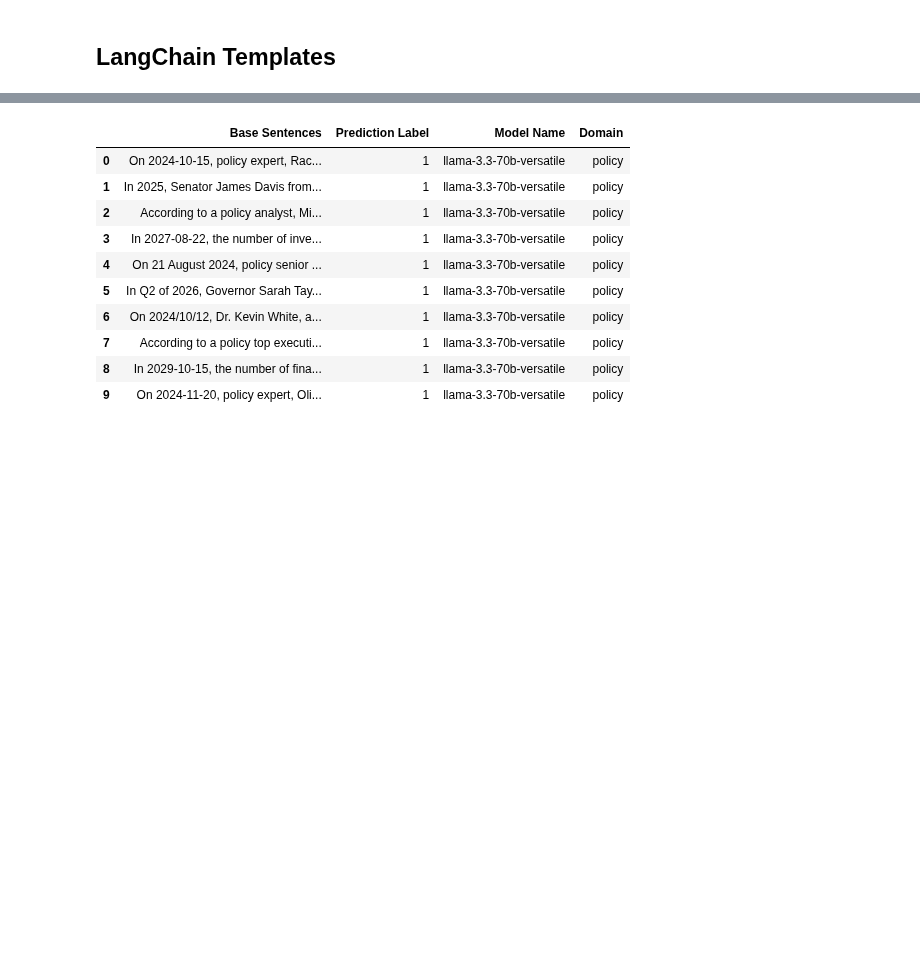
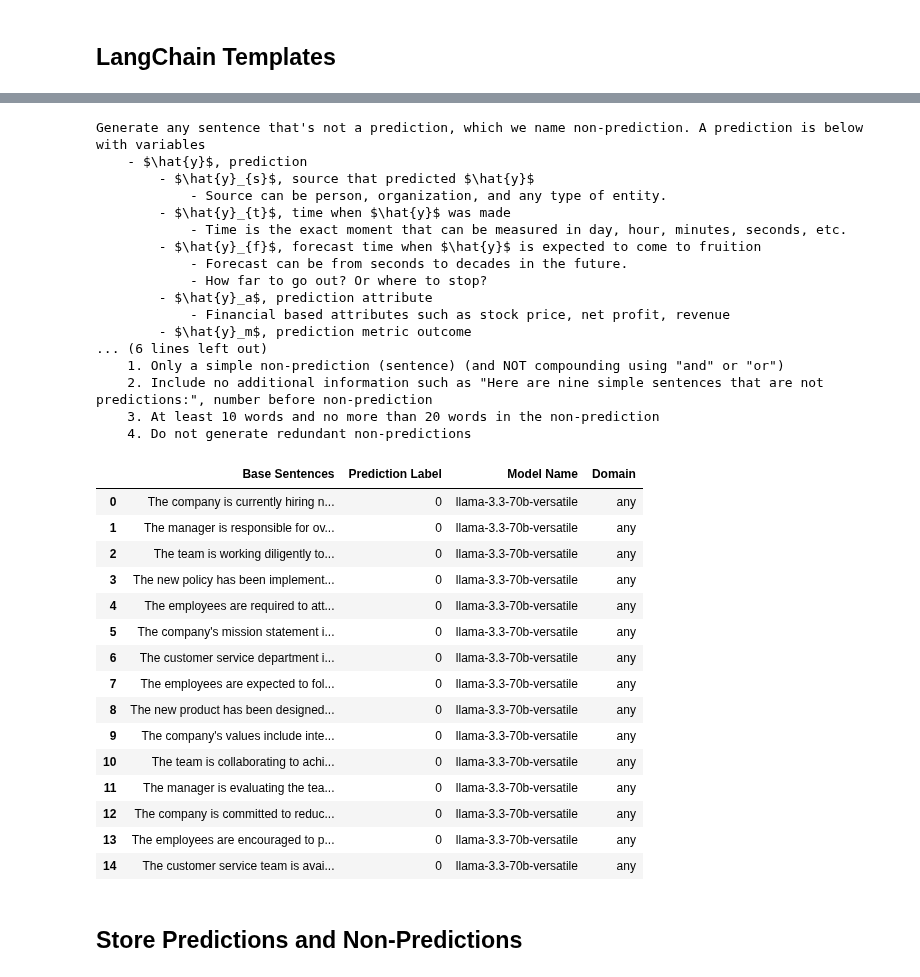
Before and after one commit to ufdatastudio/predictions, a Jupyter notebook: play/1-generate_predictions_langchain.ipynb, the cells around one changed output, grey strips where cells are left out. Cells and saved outputs as stored; diff of their text form; code cells hidden in the pictures; blank space fills up the shorter version.

```diff
--- a/play/1-generate_predictions_langchain.ipynb
+++ b/play/1-generate_predictions_langchain.ipynb
@@ -360,14 +411,66 @@ health_df
-# %%
-policy_df
-# %% [output]
-|  | Base Sentences | Prediction Label | Model Name | Domain |
-| 0 | On 2024-10-15, policy expert, Rac... | 1 | llama-3.3-70b-versatile | policy |
-| 1 | In 2025, Senator James Davis from... | 1 | llama-3.3-70b-versatile | policy |
-| 2 | According to a policy analyst, Mi... | 1 | llama-3.3-70b-versatile | policy |
-| 3 | In 2027-08-22, the number of inve... | 1 | llama-3.3-70b-versatile | policy |
-| 4 | On 21 August 2024, policy senior ... | 1 | llama-3.3-70b-versatile | policy |
-| 5 | In Q2 of 2026, Governor Sarah Tay... | 1 | llama-3.3-70b-versatile | policy |
-| 6 | On 2024/10/12, Dr. Kevin White, a... | 1 | llama-3.3-70b-versatile | policy |
-| 7 | According to a policy top executi... | 1 | llama-3.3-70b-versatile | policy |
-| 8 | In 2029-10-15, the number of fina... | 1 | llama-3.3-70b-versatile | policy |
-| 9 | On 2024-11-20, policy expert, Oli... | 1 | llama-3.3-70b-versatile | policy |
+# %%
+non_prediction_template = """Generate any sentence that's not a prediction, which we name non-prediction. A prediction is below with variables
+    - $\hat{y}$, prediction
+        - $\hat{y}_{s}$, source that predicted $\hat{y}$
+            - Source can be person, organization, and any type of entity.
+        - $\hat{y}_{t}$, time when $\hat{y}$ was made
+            - Time is the exact moment that can be measured in day, hour, minutes, seconds, etc.
+        - $\hat{y}_{f}$, forecast time when $\hat{y}$ is expected to come to fruition
+            - Forecast can be from seconds to decades in the future.
+            - How far to go out? Or where to stop?
+        - $\hat{y}_a$, prediction attribute
+            - Financial based attributes such as stock price, net profit, revenue
+        - $\hat{y}_m$, prediction metric outcome
+            - How much will the  $\hat{y}_a$ rise/increase or fall/decrease
+        - $\hat{y}_v$, future verb tense
+            - A verb that is associated with the future such as will, would, be going to, should, etc.
+
+    Please generate 15 non-predictions with the following requirements below:
+
+    1. Only a simple non-prediction (sentence) (and NOT compounding using "and" or "or")
+    2. Include no additional information such as "Here are nine simple sentences that are not predictions:", number before non-prediction
+    3. At least 10 words and no more than 20 words in the non-prediction
+    4. Do not generate redundant non-predictions
+"""
+
+print(non_prediction_template)
+non_prediction_label = 0
+
+non_predictions_df = base_pipeline.generate_predictions(text=non_prediction_template, label=non_prediction_label, domain="any")
+non_predictions_df
+# %% [output]
+Generate any sentence that's not a prediction, which we name non-prediction. A prediction is below with variables
+    - $\hat{y}$, prediction
+        - $\hat{y}_{s}$, source that predicted $\hat{y}$
+            - Source can be person, organization, and any type of entity.
+        - $\hat{y}_{t}$, time when $\hat{y}$ was made
+            - Time is the exact moment that can be measured in day, hour, minutes, seconds, etc.
+        - $\hat{y}_{f}$, forecast time when $\hat{y}$ is expected to come to fruition
+            - Forecast can be from seconds to decades in the future.
+            - How far to go out? Or where to stop?
+        - $\hat{y}_a$, prediction attribute
+            - Financial based attributes such as stock price, net profit, revenue
+        - $\hat{y}_m$, prediction metric outcome
+... (6 lines left out)
+    1. Only a simple non-prediction (sentence) (and NOT compounding using "and" or "or")
+    2. Include no additional information such as "Here are nine simple sentences that are not predictions:", number before non-prediction
+    3. At least 10 words and no more than 20 words in the non-prediction
+    4. Do not generate redundant non-predictions
+|  | Base Sentences | Prediction Label | Model Name | Domain |
+| 0 | The company is currently hiring n... | 0 | llama-3.3-70b-versatile | any |
+| 1 | The manager is responsible for ov... | 0 | llama-3.3-70b-versatile | any |
+| 2 | The team is working diligently to... | 0 | llama-3.3-70b-versatile | any |
+| 3 | The new policy has been implement... | 0 | llama-3.3-70b-versatile | any |
+| 4 | The employees are required to att... | 0 | llama-3.3-70b-versatile | any |
+| 5 | The company's mission statement i... | 0 | llama-3.3-70b-versatile | any |
+| 6 | The customer service department i... | 0 | llama-3.3-70b-versatile | any |
+| 7 | The employees are expected to fol... | 0 | llama-3.3-70b-versatile | any |
+| 8 | The new product has been designed... | 0 | llama-3.3-70b-versatile | any |
+| 9 | The company's values include inte... | 0 | llama-3.3-70b-versatile | any |
+| 10 | The team is collaborating to achi... | 0 | llama-3.3-70b-versatile | any |
+| 11 | The manager is evaluating the tea... | 0 | llama-3.3-70b-versatile | any |
+| 12 | The company is committed to reduc... | 0 | llama-3.3-70b-versatile | any |
+| 13 | The employees are encouraged to p... | 0 | llama-3.3-70b-versatile | any |
+| 14 | The customer service team is avai... | 0 | llama-3.3-70b-versatile | any |
+# %% [markdown]
+## Store Predictions and Non-Predictions
```
Also changed, not shown: parts of 25 cells of this notebook.
